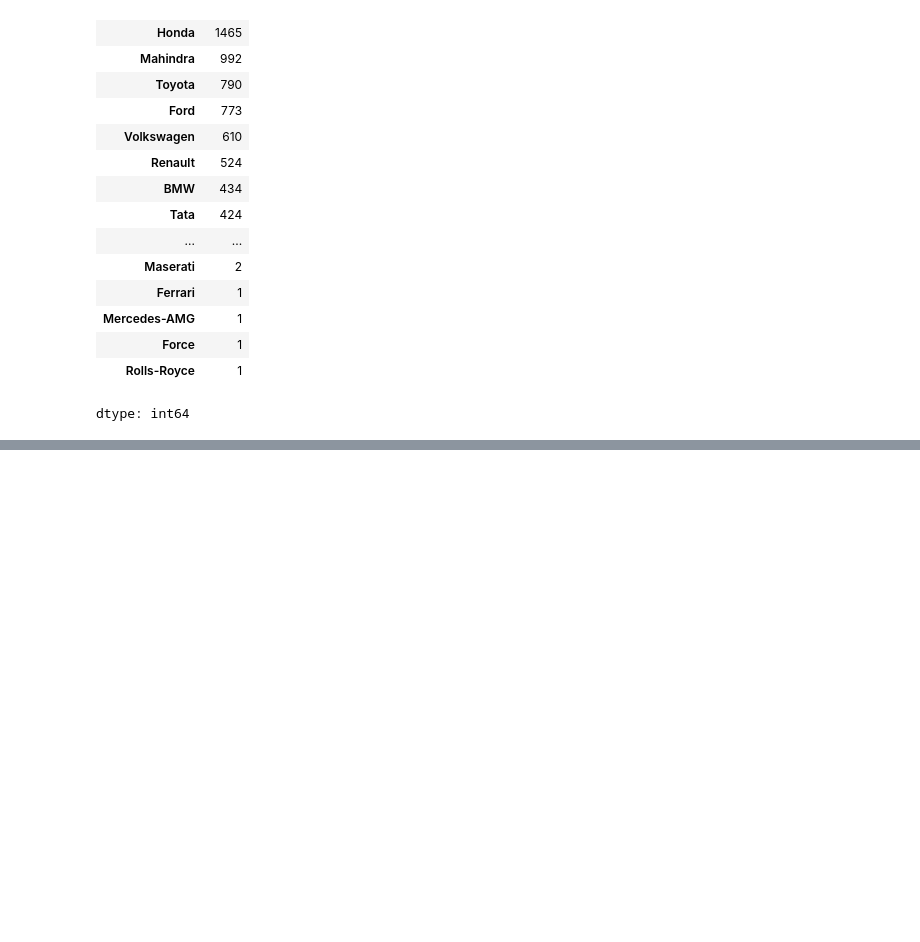
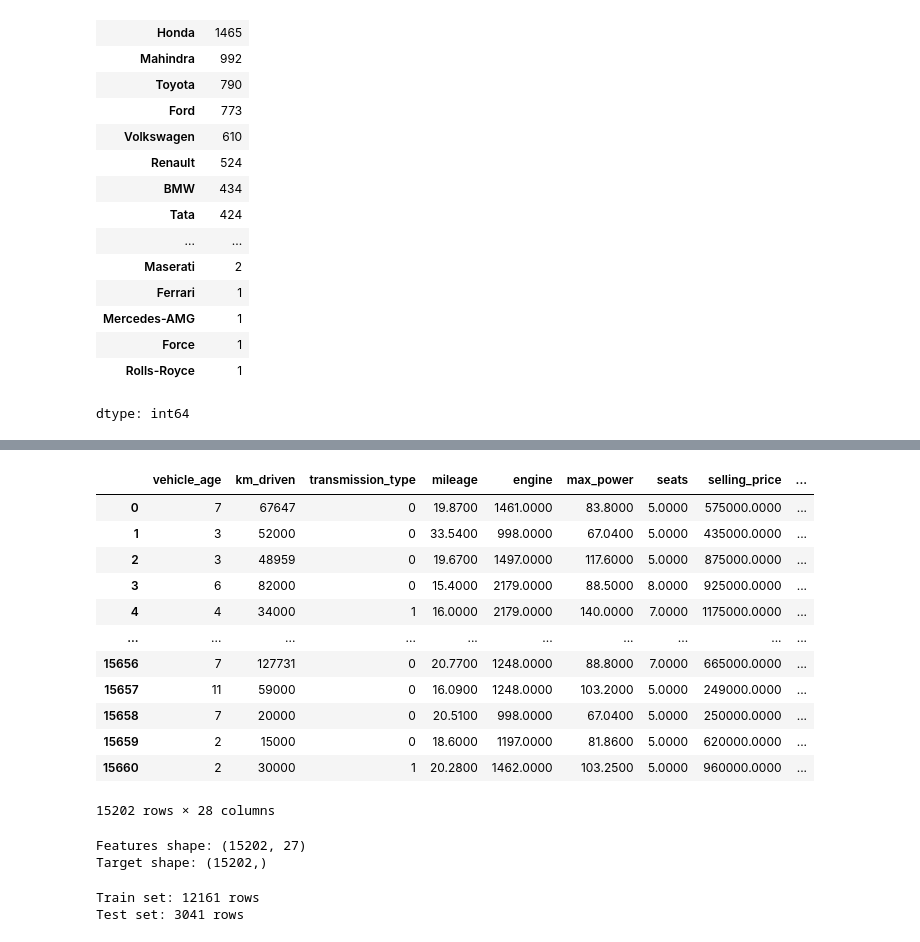
Before and after one commit to gracenaomi1122/my-first-repo, a Jupyter notebook: Batch2_Data_Cleaning.ipynb, the cells around one changed output, grey strips where cells are left out. Saved outputs shown, nothing was run; the diff lists cells and outputs as text; code cells hidden in the pictures; blank space fills up the shorter version.

```diff
--- a/Batch2_Data_Cleaning.ipynb
+++ b/Batch2_Data_Cleaning.ipynb
@@ -576,0 +714,16 @@ dtype: int64
+# %%
+df
+# %% [output]
+|  | vehicle_age | km_driven | transmission_type | mileage | engine | max_power | seats | selling_price | ... |
+| 0 | 7 | 67647 | 0 | 19.8700 | 1461.0000 | 83.8000 | 5.0000 | 575000.0000 | ... |
+| 1 | 3 | 52000 | 0 | 33.5400 | 998.0000 | 67.0400 | 5.0000 | 435000.0000 | ... |
+| 2 | 3 | 48959 | 0 | 19.6700 | 1497.0000 | 117.6000 | 5.0000 | 875000.0000 | ... |
+| 3 | 6 | 82000 | 0 | 15.4000 | 2179.0000 | 88.5000 | 8.0000 | 925000.0000 | ... |
+| 4 | 4 | 34000 | 1 | 16.0000 | 2179.0000 | 140.0000 | 7.0000 | 1175000.0000 | ... |
+| ... | ... | ... | ... | ... | ... | ... | ... | ... | ... |
+| 15656 | 7 | 127731 | 0 | 20.7700 | 1248.0000 | 88.8000 | 7.0000 | 665000.0000 | ... |
+| 15657 | 11 | 59000 | 0 | 16.0900 | 1248.0000 | 103.2000 | 5.0000 | 249000.0000 | ... |
+| 15658 | 7 | 20000 | 0 | 20.5100 | 998.0000 | 67.0400 | 5.0000 | 250000.0000 | ... |
+| 15659 | 2 | 15000 | 0 | 18.6000 | 1197.0000 | 81.8600 | 5.0000 | 620000.0000 | ... |
+| 15660 | 2 | 30000 | 1 | 20.2800 | 1462.0000 | 103.2500 | 5.0000 | 960000.0000 | ... |
+15202 rows × 28 columns
@@ -576,0 +737,17 @@ dtype: int64
+# %%
+print(f"Features shape: {X.shape}")
+print(f"Target shape: {y.shape}")
+# %% [output]
+Features shape: (15202, 27)
+Target shape: (15202,)
+# %%
+# Step 2: Split FIRST (before any scaling!)
+X_train, X_test, y_train, y_test = train_test_split(
+    X, y, test_size=0.2, random_state=42
+)
+
+print(f"\nTrain set: {X_train.shape[0]} rows")
+print(f"Test set: {X_test.shape[0]} rows")
+# %% [output]
+Train set: 12161 rows
+Test set: 3041 rows
```
Also changed, not shown: parts of 16 cells of this notebook.
